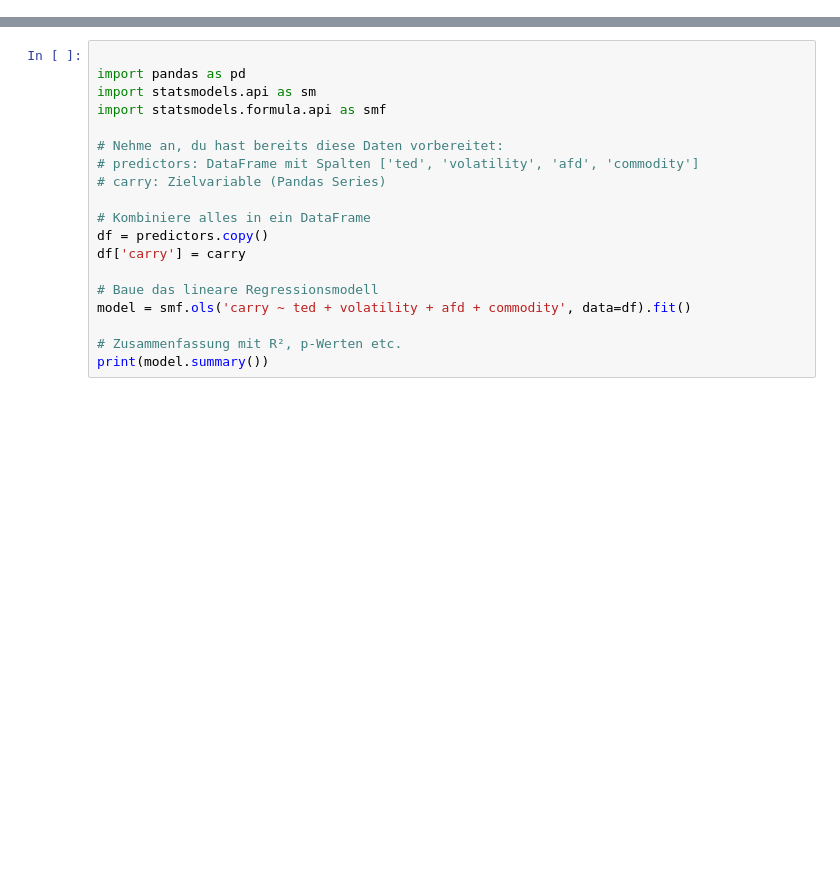
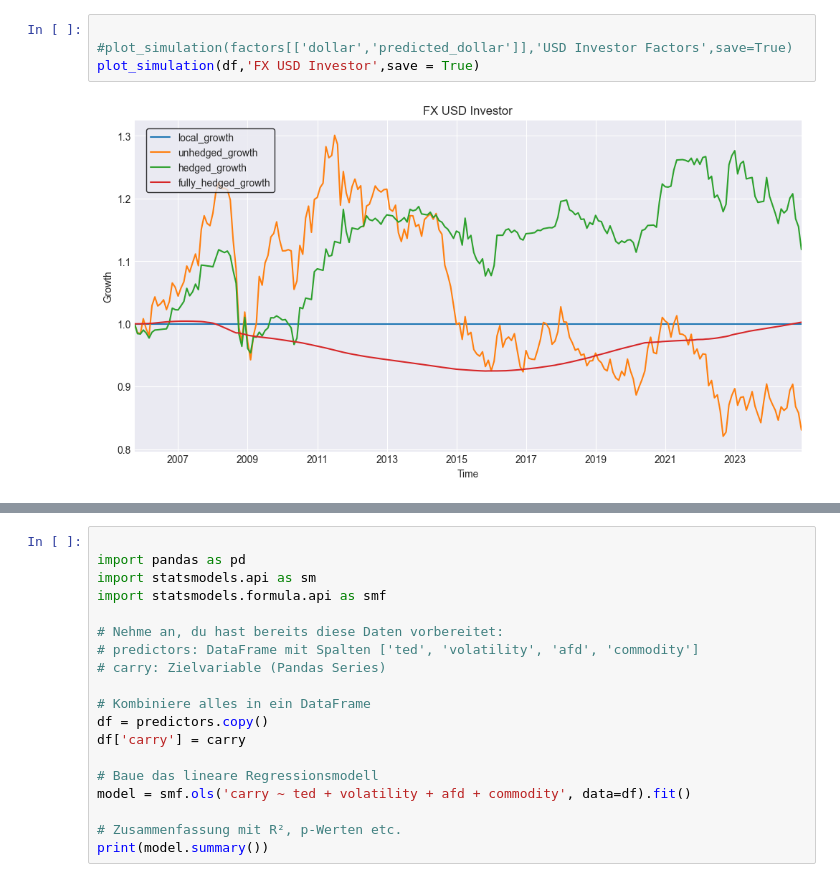
Before and after one commit to FabiantheG/Bachelor, a Jupyter notebook: try_jupiter.ipynb, the cells around one changed output, grey strips where cells are left out. Drawn from its saved outputs; the diff is of its cells as text; blank space fills up the shorter version.

```diff
--- a/try_jupiter.ipynb
+++ b/try_jupiter.ipynb
@@ -86 +72,7 @@ for depth in depths:
+# %%
+
+#plot_simulation(factors[['dollar','predicted_dollar']],'USD Investor Factors',save=True)
+plot_simulation(df,'FX USD Investor',save = True)
+# %% [output]
+[figure, added]
 # %%
```
Also changed, not shown: parts of 14 cells of this notebook, 7 other files.
